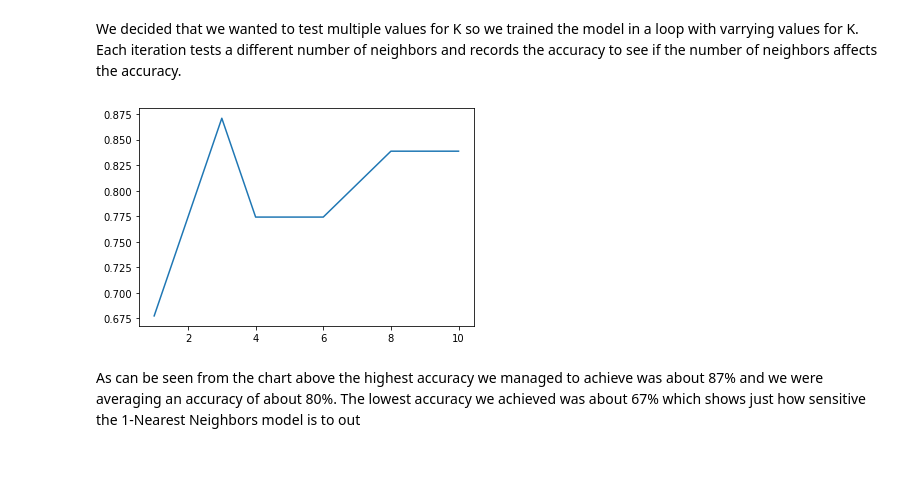
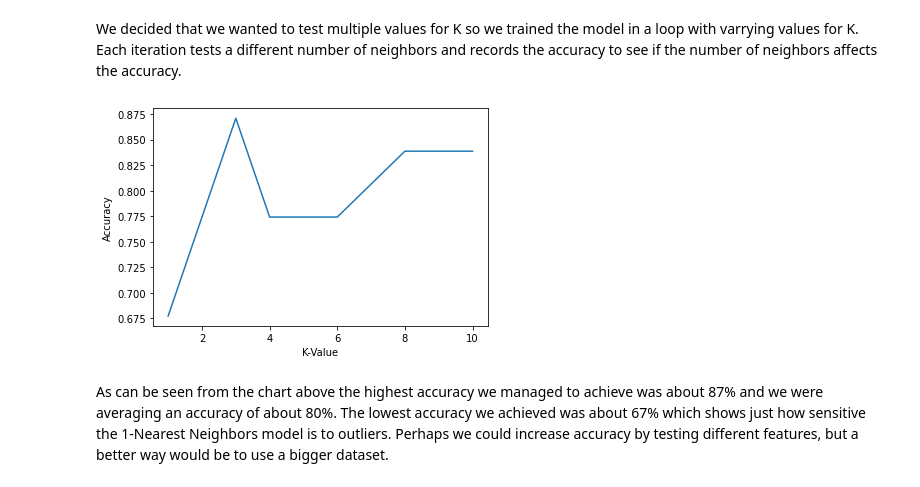
Before and after one commit to shubham-batra/Spotify-Project, a Jupyter notebook: Spotify Project/Spotify Project.ipynb, the cells around one changed output. Saved outputs shown, nothing was run; the diff lists cells and outputs as text; code cells hidden in the pictures.

Commit message:
updated figures

```diff
--- a/Spotify Project/Spotify Project.ipynb
+++ b/Spotify Project/Spotify Project.ipynb
@@ -367,13 +371,15 @@ for k in k_vals:
 # %%
 mean_list = []
 std_list = []
 for row in acc:
     row = np.array(row)
     mean_list.append(row.mean())
     std_list.append(row.std())
 plt.errorbar(k_vals, mean_list, std_list)
+plt.xlabel('K-Value')
+plt.ylabel('Accuracy')
 plt.show()
 # %% [output]
-[figure, old version]
+[figure, new version]
 # %% [markdown]
-As can be seen from the chart above the highest accuracy we managed to achieve was about 87% and we were averaging an accuracy of about 80%. The lowest accuracy we achieved was about 67% which shows just how sensitive the 1-Nearest Neighbors model is to out
+As can be seen from the chart above the highest accuracy we managed to achieve was about 87% and we were averaging an accuracy of about 80%. The lowest accuracy we achieved was about 67% which shows just how sensitive the 1-Nearest Neighbors model is to outliers. Perhaps we could increase accuracy by testing different features, but a better way would be to use a bigger dataset.
```
Also changed, not shown: parts of 6 cells of this notebook.
